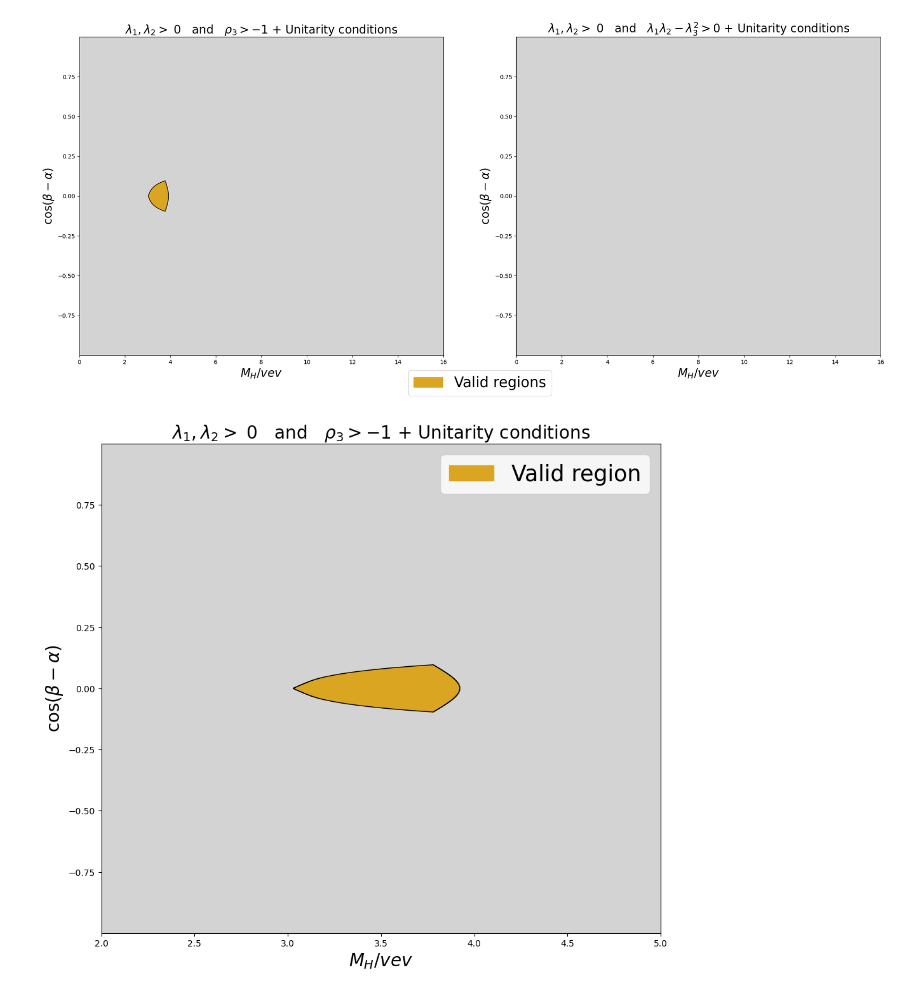
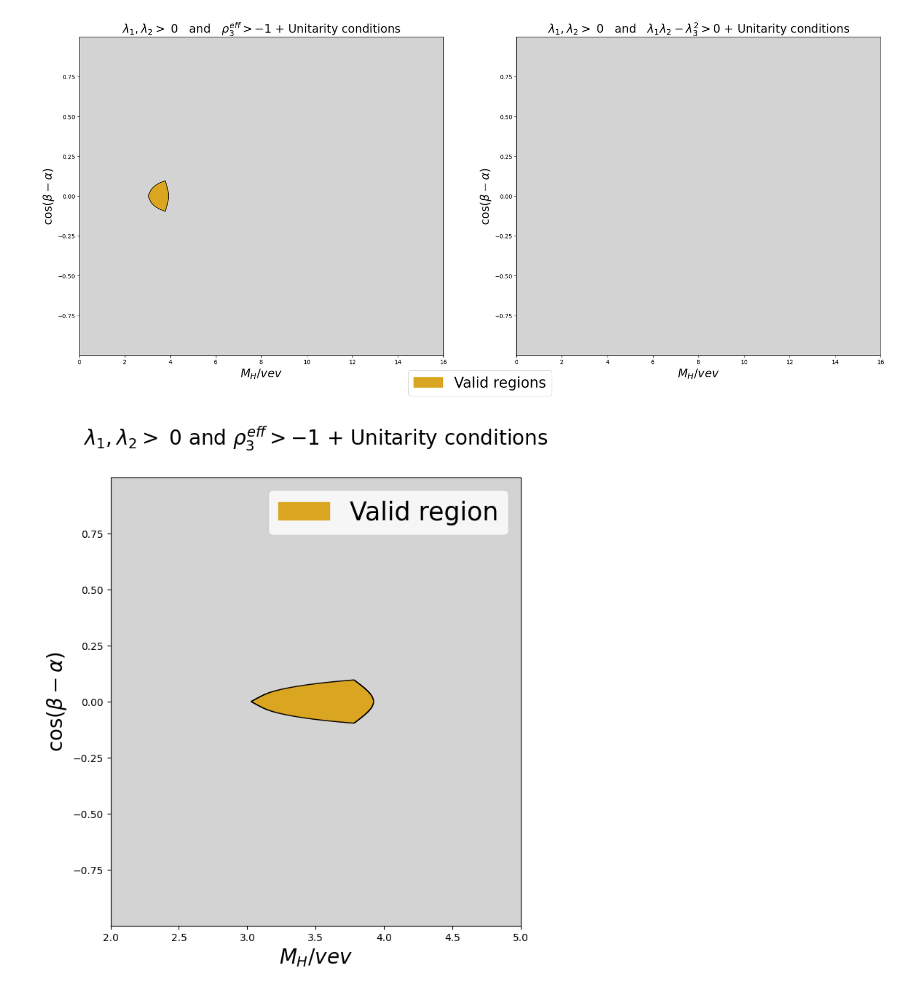
Before and after one commit to jdlpv/Theoretical-constraints-on-beyond-Standard-Model-extensions-of-the-Higgs-potential, a Jupyter notebook: Higgs_basis.ipynb, the cells around one changed output. Cells and saved outputs as stored; diff of their text form; code cells hidden in the pictures.

```diff
--- a/Higgs_basis.ipynb
+++ b/Higgs_basis.ipynb
@@ -145,7 +145,7 @@ lambda_5 = lambda_5_num(x,y)
 
 rho_3 = lambda_3 / np.sqrt(np.abs(lambda_1*lambda_2))
 rho_4 = lambda_4 / np.sqrt(np.abs(lambda_1*lambda_2))
-rho_5 = lambda_5 / np.sqrt(np.abs(lambda_1*lambda_2))
+rho_5 = np.abs(lambda_5 / np.sqrt(np.abs(lambda_1*lambda_2)))
 
 rho_3_eff = rho_3 + np.minimum(rho_4-abs(rho_5),0)
 
@@ -158,7 +158,6 @@ restriction_2 = lambda_2 > 0
 
 restriction_3 = rho_3_eff + 1 > 0  # The condition obtanied in the Master's Thesis.
 restriction_4 = lambda_1*lambda_2 - lambda_3**2 > 0  # Positive definite matrix condition.
-
 
 # Additional restrictions in order to have a positive definite matrix. Due to the fact that these two restrictions might be too strong, we will not include them in the final plot.
 
@@ -295,23 +296,24 @@ plt.show()
 # %% [output]
 [figure]
 # %%
-plt.figure(figsize=(25,10))
+plt.figure(figsize=(16,8))
 
 plt.subplot(1, 2, 1)
 
 plt.contourf(y, x, (restriction_1) & (restriction_2) & (restriction_3) & (Ginzburg_restriction), colors=['lightgray','goldenrod'])
 plt.contour(y, x, (restriction_1) & (restriction_2) & (restriction_3) & (Ginzburg_restriction), levels=[0.5], colors='black', linewidths=1)
 plt.xlabel(r'$M_{H}/vev$', fontsize=20)
 plt.ylabel(r'$\cos(\beta-\alpha)$', fontsize=20)
 plt.xlim(2,5)
-plt.title(r'$\lambda_{1},\lambda_{2}>\ 0$   and   $\rho_{3} > -1$ + Unitarity conditions', fontsize=20)
+plt.title(r'$\lambda_{1},\lambda_{2}>\ 0$ and $\rho^{eff}_{3} > -1$ + Unitarity conditions' + '\n', fontsize=20)
 legend_patch = ppt.Patch(color='goldenrod', label='Valid region')
 plt.legend(handles=[legend_patch], fontsize=25)
+plt.savefig('Unitarity_and_positivity_restriction.png',dpi=300, bbox_inches='tight')
 plt.show()
 
 # In order to have a positive definite 4x4 matrix, we need two additional restrictions. However, these conditions will not be included herein due to the fact that they might be excessively restrivtive:
 
 # restriction_5 = lambda_5 > 0
 # restriction_6 = lambda_5**2 - lambda_4**2 > 0
 # %% [output]
-[figure, old version]
+[figure, new version]
```
Also changed, not shown: parts of 3 cells of this notebook.
